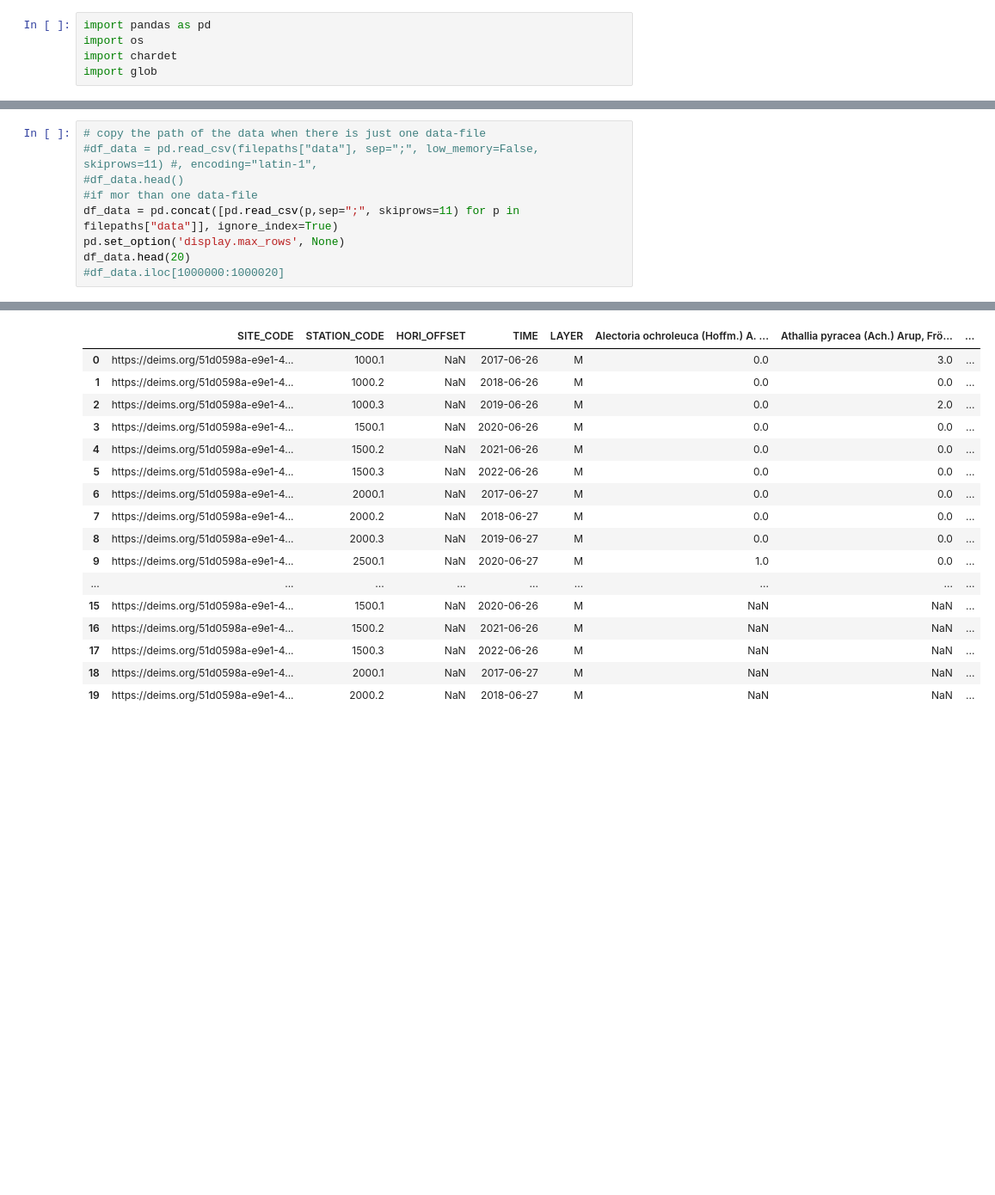
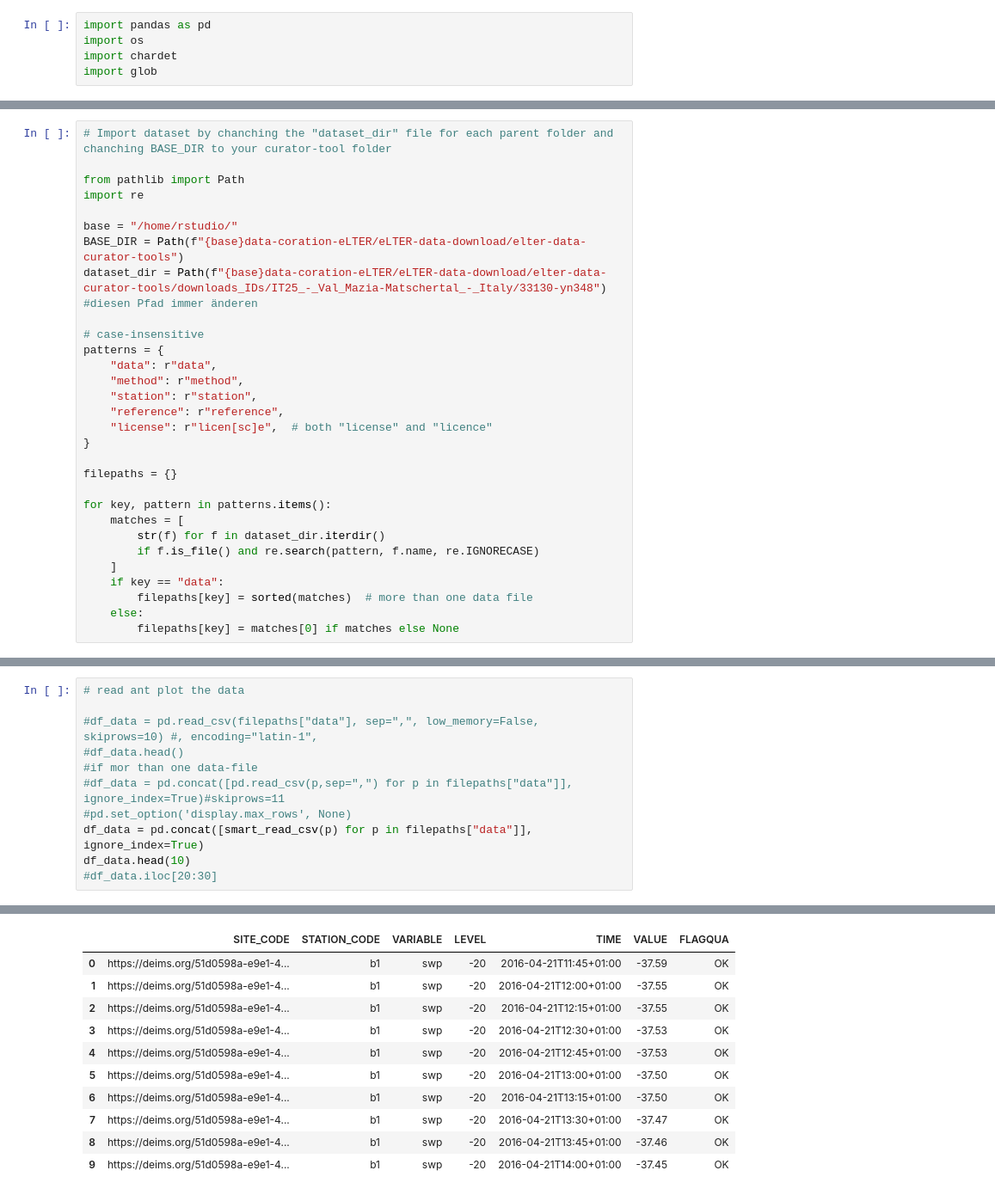
Before and after one commit to HB12hannah/elter-data-curator-tools, a Jupyter notebook: dataset-analytsis.ipynb, the cells around one changed output, grey strips where cells are left out. Shown at 86% size. Cells and saved outputs as stored; diff of their text form; blank space fills up the shorter version.

Commit message:
Update dataset-analysis.script and download process

```diff
--- a/dataset-analytsis.ipynb
+++ b/dataset-analytsis.ipynb
@@ -47,0 +16,30 @@ Verbraucht: 87.4%
+# %%
+# Import dataset by chanching the "dataset_dir" file for each parent folder and chanching BASE_DIR to your curator-tool folder
+
+from pathlib import Path
+import re
+
+base = "/home/rstudio/"
+BASE_DIR = Path(f"{base}data-coration-eLTER/eLTER-data-download/elter-data-curator-tools")
+dataset_dir = Path(f"{base}data-coration-eLTER/eLTER-data-download/elter-data-curator-tools/downloads_IDs/IT25_-_Val_Mazia-Matschertal_-_Italy/33130-yn348") #diesen Pfad immer änderen
+
+# case-insensitive
+patterns = {
+    "data": r"data",
+    "method": r"method",
+    "station": r"station",
+    "reference": r"reference",
+    "license": r"licen[sc]e",  # both "license" and "licence"
+}
+
+filepaths = {}
+
+for key, pattern in patterns.items():
+    matches = [
+        str(f) for f in dataset_dir.iterdir()
+        if f.is_file() and re.search(pattern, f.name, re.IGNORECASE)
+    ]
+    if key == "data":
+        filepaths[key] = sorted(matches)  # more than one data file
+    else:
+        filepaths[key] = matches[0] if matches else None
@@ -48,10 +173,12 @@ Verbraucht: 87.4%
 # %%
-# copy the path of the data when there is just one data-file
-#df_data = pd.read_csv(filepaths["data"], sep=";", low_memory=False, skiprows=11) #, encoding="latin-1",
+# read ant plot the data
+
+#df_data = pd.read_csv(filepaths["data"], sep=",", low_memory=False, skiprows=10) #, encoding="latin-1",
 #df_data.head()
 #if mor than one data-file
-df_data = pd.concat([pd.read_csv(p,sep=";", skiprows=11) for p in filepaths["data"]], ignore_index=True)
-pd.set_option('display.max_rows', None)
-df_data.head(20)
-#df_data.iloc[1000000:1000020]
+#df_data = pd.concat([pd.read_csv(p,sep=",") for p in filepaths["data"]], ignore_index=True)#skiprows=11
+#pd.set_option('display.max_rows', None)
+df_data = pd.concat([smart_read_csv(p) for p in filepaths["data"]], ignore_index=True)
+df_data.head(10)
+#df_data.iloc[20:30]
 # %% [output]
@@ -58,17 +193,11 @@ df_data.head(20)
-|  | SITE_CODE | STATION_CODE | HORI_OFFSET | TIME | LAYER | Alectoria ochroleuca (Hoffm.) A. ... | Athallia pyracea (Ach.) Arup, Frö... | ... |
-| 0 | https://deims.org/51d0598a-e9e1-4... | 1000.1 | NaN | 2017-06-26 | M | 0.0 | 3.0 | ... |
-| 1 | https://deims.org/51d0598a-e9e1-4... | 1000.2 | NaN | 2018-06-26 | M | 0.0 | 0.0 | ... |
-| 2 | https://deims.org/51d0598a-e9e1-4... | 1000.3 | NaN | 2019-06-26 | M | 0.0 | 2.0 | ... |
-| 3 | https://deims.org/51d0598a-e9e1-4... | 1500.1 | NaN | 2020-06-26 | M | 0.0 | 0.0 | ... |
-| 4 | https://deims.org/51d0598a-e9e1-4... | 1500.2 | NaN | 2021-06-26 | M | 0.0 | 0.0 | ... |
-| 5 | https://deims.org/51d0598a-e9e1-4... | 1500.3 | NaN | 2022-06-26 | M | 0.0 | 0.0 | ... |
-| 6 | https://deims.org/51d0598a-e9e1-4... | 2000.1 | NaN | 2017-06-27 | M | 0.0 | 0.0 | ... |
-| 7 | https://deims.org/51d0598a-e9e1-4... | 2000.2 | NaN | 2018-06-27 | M | 0.0 | 0.0 | ... |
-| 8 | https://deims.org/51d0598a-e9e1-4... | 2000.3 | NaN | 2019-06-27 | M | 0.0 | 0.0 | ... |
-| 9 | https://deims.org/51d0598a-e9e1-4... | 2500.1 | NaN | 2020-06-27 | M | 1.0 | 0.0 | ... |
-| ... | ... | ... | ... | ... | ... | ... | ... | ... |
-| 15 | https://deims.org/51d0598a-e9e1-4... | 1500.1 | NaN | 2020-06-26 | M | NaN | NaN | ... |
-| 16 | https://deims.org/51d0598a-e9e1-4... | 1500.2 | NaN | 2021-06-26 | M | NaN | NaN | ... |
-| 17 | https://deims.org/51d0598a-e9e1-4... | 1500.3 | NaN | 2022-06-26 | M | NaN | NaN | ... |
-| 18 | https://deims.org/51d0598a-e9e1-4... | 2000.1 | NaN | 2017-06-27 | M | NaN | NaN | ... |
-| 19 | https://deims.org/51d0598a-e9e1-4... | 2000.2 | NaN | 2018-06-27 | M | NaN | NaN | ... |
+|  | SITE_CODE | STATION_CODE | VARIABLE | LEVEL | TIME | VALUE | FLAGQUA |
+| 0 | https://deims.org/51d0598a-e9e1-4... | b1 | swp | -20 | 2016-04-21T11:45+01:00 | -37.59 | OK |
+| 1 | https://deims.org/51d0598a-e9e1-4... | b1 | swp | -20 | 2016-04-21T12:00+01:00 | -37.55 | OK |
+| 2 | https://deims.org/51d0598a-e9e1-4... | b1 | swp | -20 | 2016-04-21T12:15+01:00 | -37.55 | OK |
+| 3 | https://deims.org/51d0598a-e9e1-4... | b1 | swp | -20 | 2016-04-21T12:30+01:00 | -37.53 | OK |
+| 4 | https://deims.org/51d0598a-e9e1-4... | b1 | swp | -20 | 2016-04-21T12:45+01:00 | -37.53 | OK |
+| 5 | https://deims.org/51d0598a-e9e1-4... | b1 | swp | -20 | 2016-04-21T13:00+01:00 | -37.50 | OK |
+| 6 | https://deims.org/51d0598a-e9e1-4... | b1 | swp | -20 | 2016-04-21T13:15+01:00 | -37.50 | OK |
+| 7 | https://deims.org/51d0598a-e9e1-4... | b1 | swp | -20 | 2016-04-21T13:30+01:00 | -37.47 | OK |
+| 8 | https://deims.org/51d0598a-e9e1-4... | b1 | swp | -20 | 2016-04-21T13:45+01:00 | -37.46 | OK |
+| 9 | https://deims.org/51d0598a-e9e1-4... | b1 | swp | -20 | 2016-04-21T14:00+01:00 | -37.45 | OK |
```
Also changed, not shown: parts of 14 cells of this notebook, 2 other files.
